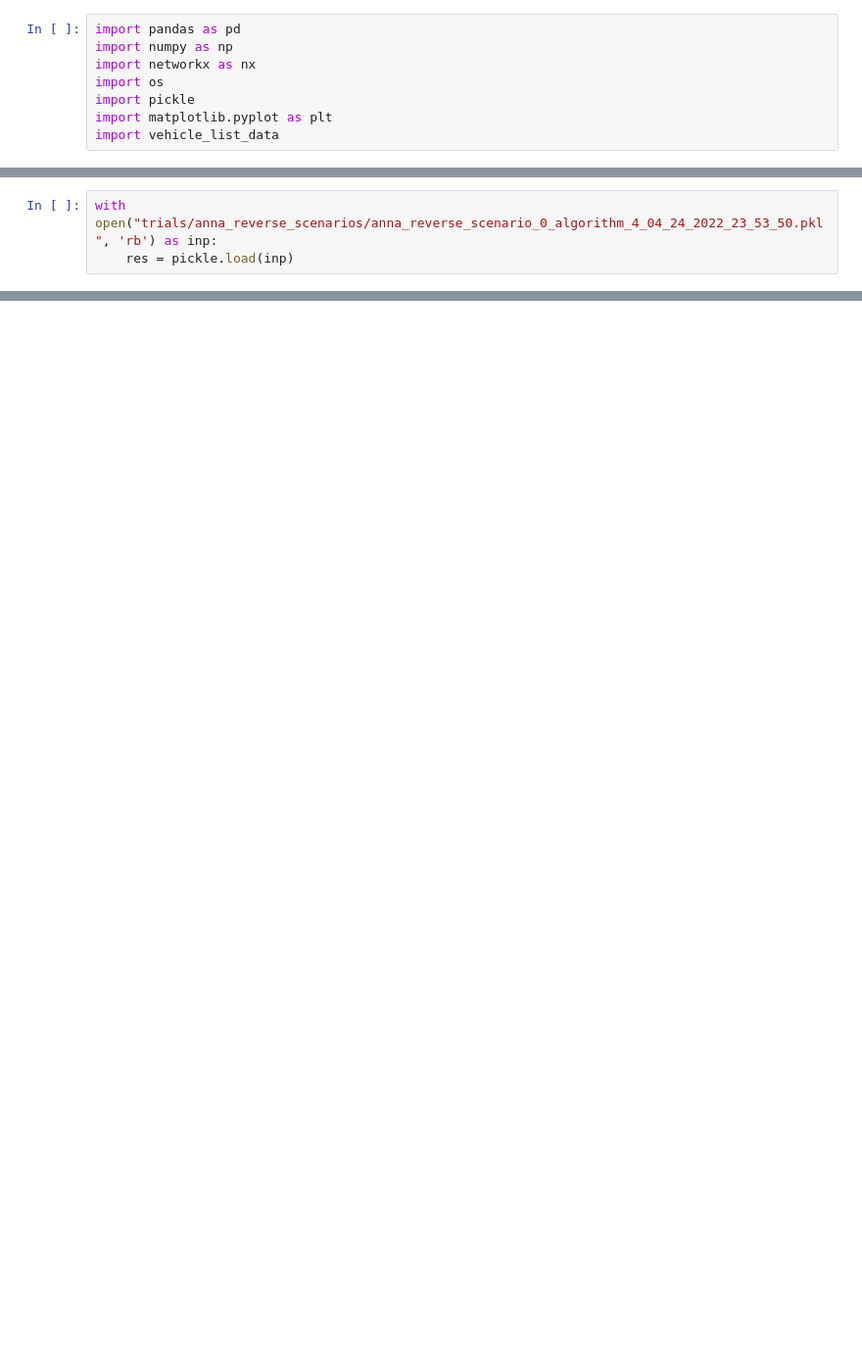
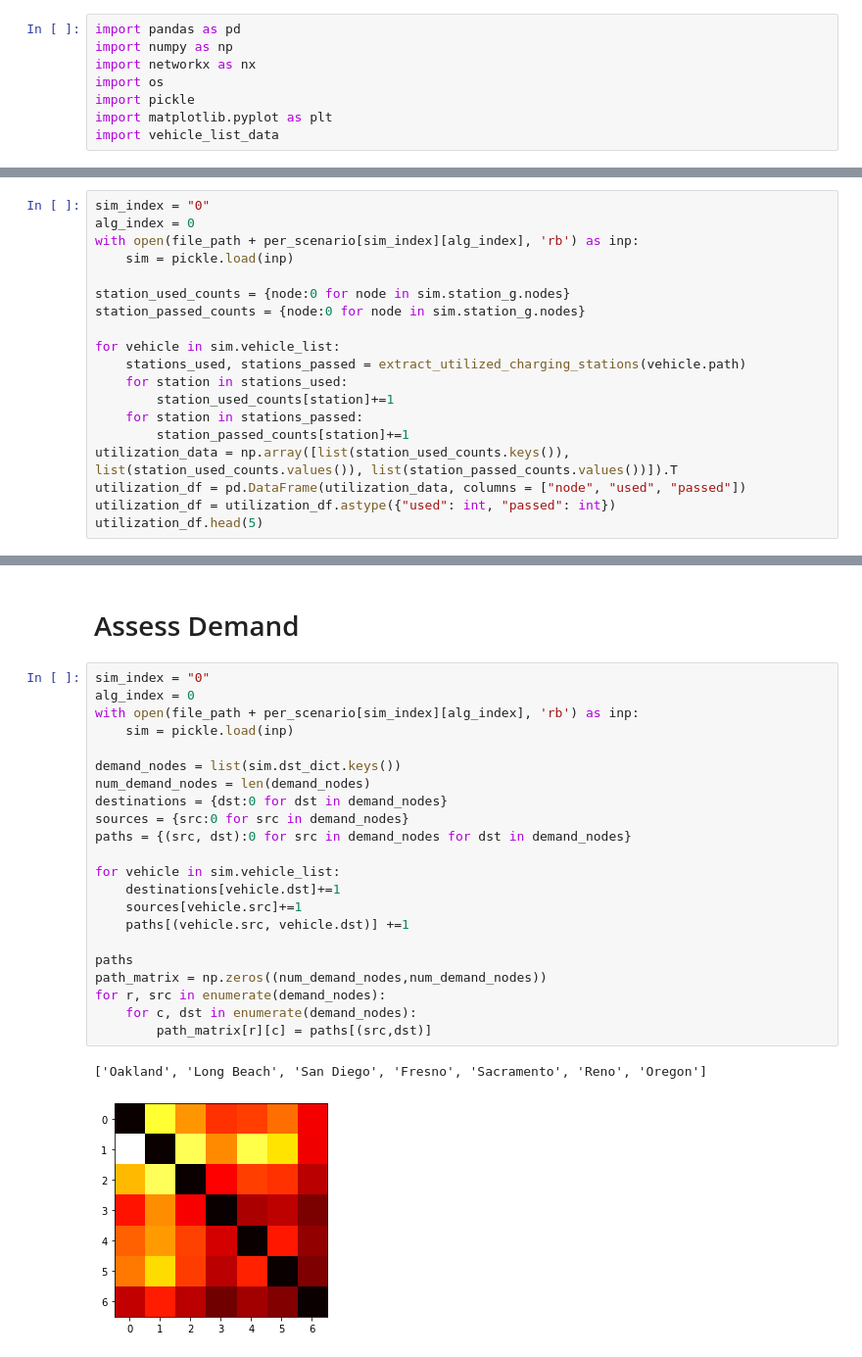
Before and after one commit to alandler/i5_freight_simulation, a Jupyter notebook: Results.ipynb, the cells around one changed output, grey strips where cells are left out. Shown at 98% size. Drawn from its saved outputs; the diff is of its cells as text; blank space fills up the shorter version.

```diff
--- a/Results.ipynb
+++ b/Results.ipynb
@@ -110,3 +66,0 @@ for scenario in range(num_scenarios):
-# %%
-with open("trials/anna_reverse_scenarios/anna_reverse_scenario_0_algorithm_4_04_24_2022_23_53_50.pkl", 'rb') as inp:
-    res = pickle.load(inp)
@@ -168,0 +87,19 @@ NodeView(('5', '6', '7', '8', '9', '10', '11', '12', '13', '14', '15', '16', '17
+# %%
+sim_index = "0"
+alg_index = 0
+with open(file_path + per_scenario[sim_index][alg_index], 'rb') as inp:
+    sim = pickle.load(inp)
+
+station_used_counts = {node:0 for node in sim.station_g.nodes}
+station_passed_counts = {node:0 for node in sim.station_g.nodes}
+
+for vehicle in sim.vehicle_list:
+    stations_used, stations_passed = extract_utilized_charging_stations(vehicle.path)
+    for station in stations_used:
+        station_used_counts[station]+=1
+    for station in stations_passed:
+        station_passed_counts[station]+=1
+utilization_data = np.array([list(station_used_counts.keys()), list(station_used_counts.values()), list(station_passed_counts.values())]).T
+utilization_df = pd.DataFrame(utilization_data, columns = ["node", "used", "passed"])
+utilization_df = utilization_df.astype({"used": int, "passed": int})
+utilization_df.head(5)
@@ -168,0 +121,27 @@ NodeView(('5', '6', '7', '8', '9', '10', '11', '12', '13', '14', '15', '16', '17
+# %% [markdown]
+# Assess Demand
+# %%
+sim_index = "0"
+alg_index = 0
+with open(file_path + per_scenario[sim_index][alg_index], 'rb') as inp:
+    sim = pickle.load(inp)
+
+demand_nodes = list(sim.dst_dict.keys())
+num_demand_nodes = len(demand_nodes)
+destinations = {dst:0 for dst in demand_nodes}
+sources = {src:0 for src in demand_nodes}
+paths = {(src, dst):0 for src in demand_nodes for dst in demand_nodes}
+
+for vehicle in sim.vehicle_list:
+    destinations[vehicle.dst]+=1
+    sources[vehicle.src]+=1
+    paths[(vehicle.src, vehicle.dst)] +=1
+
+paths
+path_matrix = np.zeros((num_demand_nodes,num_demand_nodes))
+for r, src in enumerate(demand_nodes):
+    for c, dst in enumerate(demand_nodes):
+        path_matrix[r][c] = paths[(src,dst)]
+# %% [output]
+['Oakland', 'Long Beach', 'San Diego', 'Fresno', 'Sacramento', 'Reno', 'Oregon']
+[figure, added]
```
Also changed, not shown: parts of 20 cells of this notebook, 43 other files.
